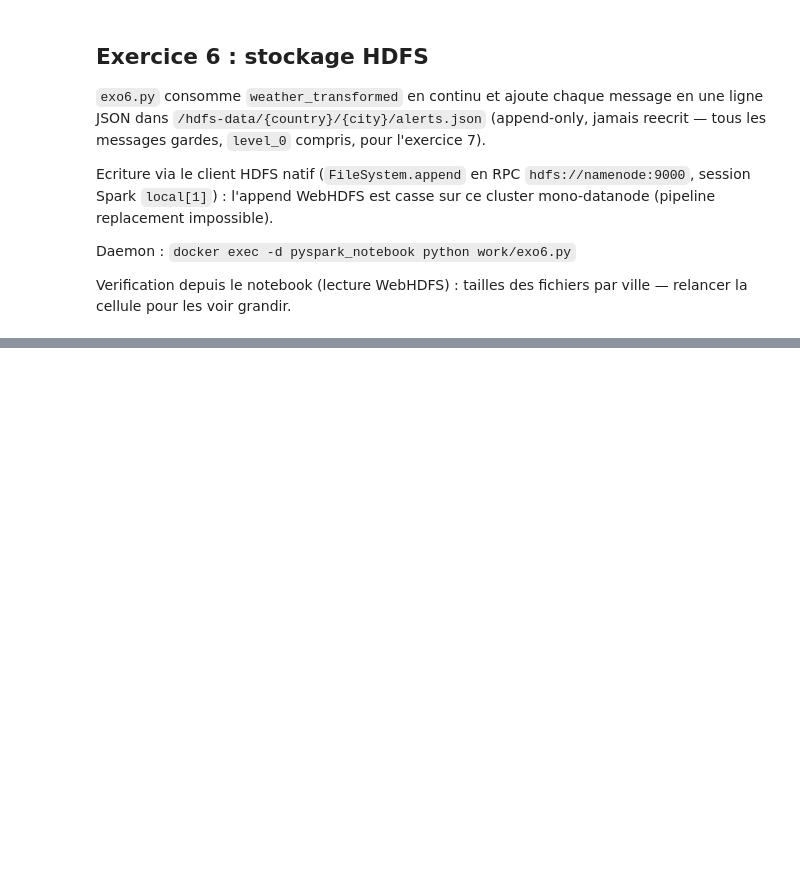
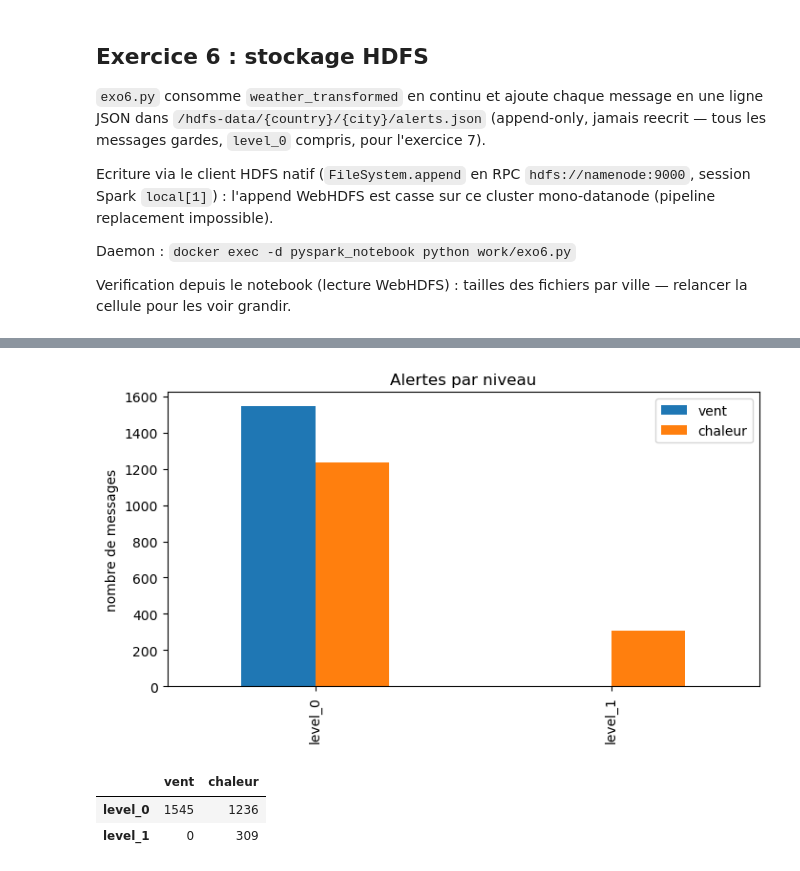
Before and after one commit to ClementBast/kafka-meteo, a Jupyter notebook: work/tp_kafka.ipynb, the cells around one changed output, grey strips where cells are left out. Saved outputs shown, nothing was run; the diff lists cells and outputs as text; code cells hidden in the pictures; blank space fills up the shorter version.

```diff
--- a/work/tp_kafka.ipynb
+++ b/work/tp_kafka.ipynb
@@ -180,0 +231,14 @@ for pays in h.list("/hdfs-data"):
+# %%
+# 3. Nombre d'alertes par niveau (vent et chaleur)
+alertes = pd.concat([
+    df["wind_alert_level"].value_counts().rename("vent"),
+    df["heat_alert_level"].value_counts().rename("chaleur"),
+], axis=1).fillna(0).astype(int)
+alertes.plot.bar(figsize=(8, 4), title="Alertes par niveau")
+plt.ylabel("nombre de messages"); plt.show()
+alertes
+# %% [output]
+[figure, added]
+|  | vent | chaleur |
+| level_0 | 1545 | 1236 |
+| level_1 | 0 | 309 |
```
Also changed, not shown: parts of 5 cells of this notebook.
